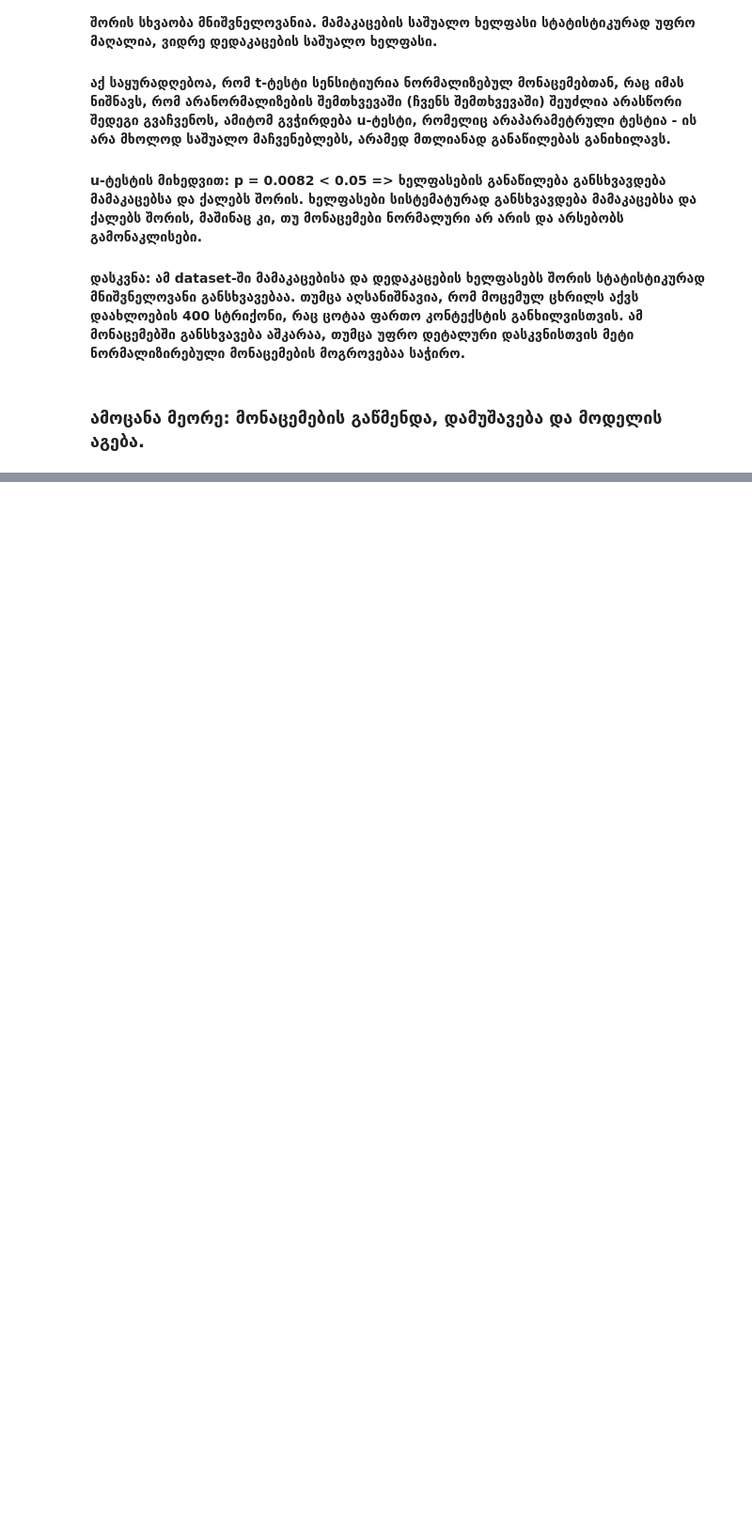
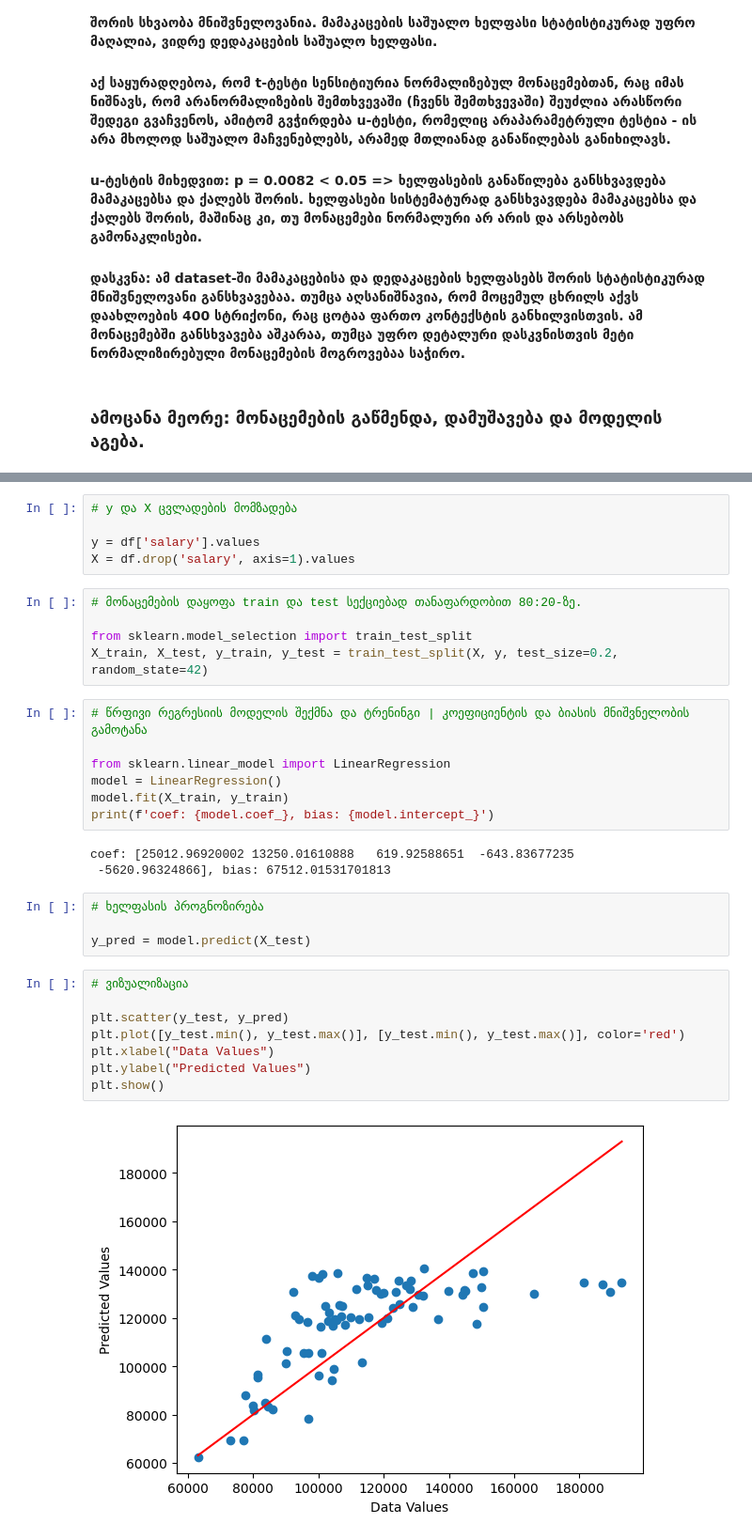
Before and after one commit to notice4/google-colab-study, a Jupyter notebook: lecture2_homework.ipynb, the cells around one changed output, grey strips where cells are left out. Shown at 94% size. Drawn from its saved outputs; the diff is of its cells as text; blank space fills up the shorter version.

```diff
--- a/lecture2_homework.ipynb
+++ b/lecture2_homework.ipynb
@@ -94,0 +153,34 @@ u-stat = 8779.5 , p-value = 0.00823686328755778
+# %%
+# y და X ცვლადების მომზადება
+
+y = df['salary'].values
+X = df.drop('salary', axis=1).values
+# %%
+# მონაცემების დაყოფა train და test სექციებად თანაფარდობით 80:20-ზე.
+
+from sklearn.model_selection import train_test_split
+X_train, X_test, y_train, y_test = train_test_split(X, y, test_size=0.2, random_state=42)
+# %%
+# წრფივი რეგრესიის მოდელის შექმნა და ტრენინგი | კოეფიციენტის და ბიასის მნიშვნელობის გამოტანა
+
+from sklearn.linear_model import LinearRegression
+model = LinearRegression()
+model.fit(X_train, y_train)
+print(f'coef: {model.coef_}, bias: {model.intercept_}')
+# %% [output]
+coef: [25012.96920002 13250.01610888   619.92588651  -643.83677235
+ -5620.96324866], bias: 67512.01531701813
+# %%
+# ხელფასის პროგნოზირება
+
+y_pred = model.predict(X_test)
+# %%
+# ვიზუალიზაცია
+
+plt.scatter(y_test, y_pred)
+plt.plot([y_test.min(), y_test.max()], [y_test.min(), y_test.max()], color='red')
+plt.xlabel("Data Values")
+plt.ylabel("Predicted Values")
+plt.show()
+# %% [output]
+[figure, added]
```
Also changed, not shown: parts of 7 cells of this notebook.
